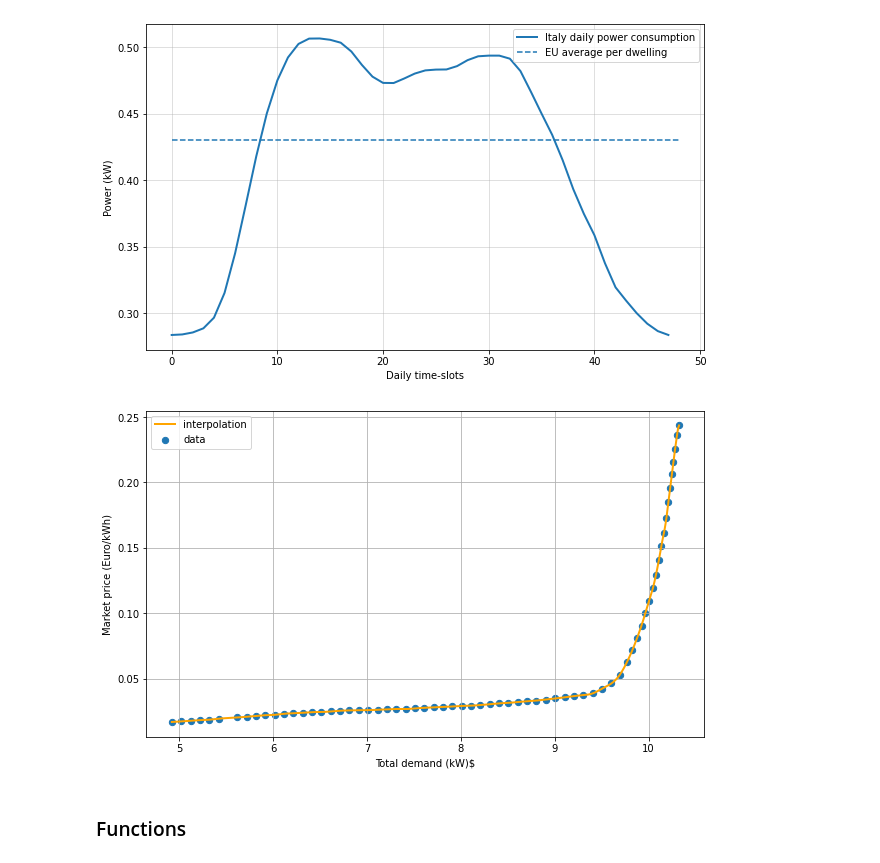
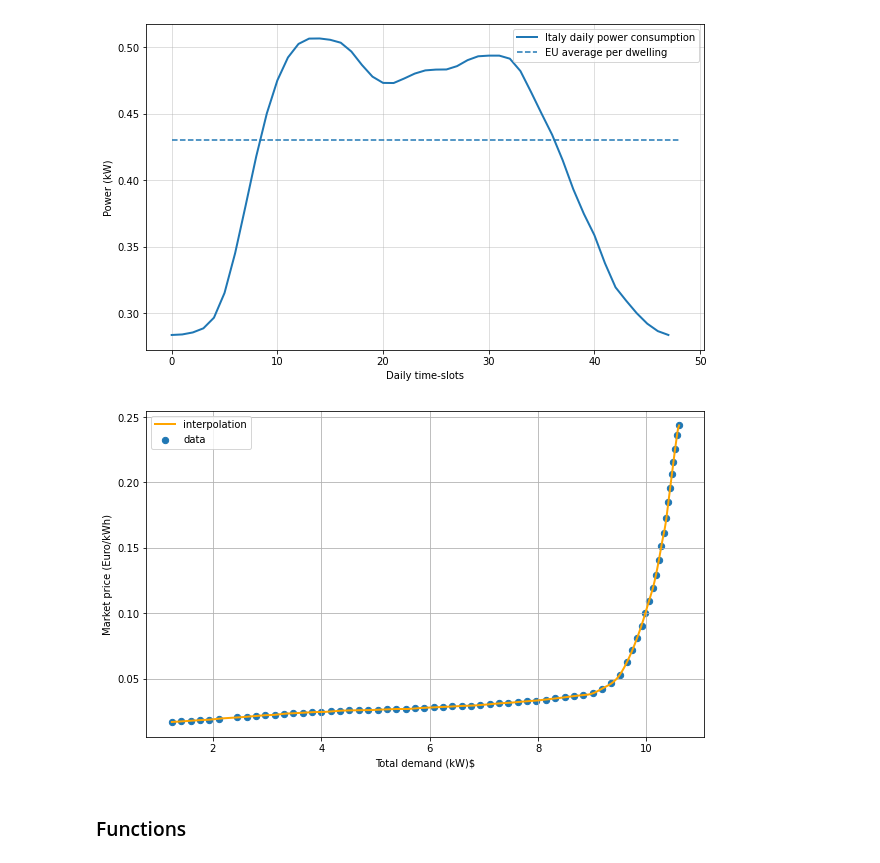
Before and after one commit to rossetl/GT-Smart-Grids, a Jupyter notebook: notebook3.ipynb, the cells around one changed output. Drawn from its saved outputs; the diff is of its cells as text; code cells hidden in the pictures.

```diff
--- a/notebook3.ipynb
+++ b/notebook3.ipynb
@@ -23,22 +23,22 @@ plt.legend()
 # %%
 # Import market price (MW, Euro/MWh)
 from scipy.interpolate import interp1d
 market_price_data = np.loadtxt('data/market_price_UK.csv', delimiter=',')
 
 # rescaling of the total demand to fit the simulation
-tot_demand = market_price_data[:, 0] * 2.6 -1
+tot_demand = market_price_data[:, 0] * 4.5 -9
 
 market_price = interp1d(tot_demand, market_price_data[:, 1] / 1000, kind='cubic')
 x = np.linspace(tot_demand[0], tot_demand[-1], 600)
 plt.figure(figsize=(10,6))
 plt.scatter(tot_demand, market_price_data[:, 1] / 1000, s=40, label='data')
 plt.plot(x, market_price(x), lw=2, label='interpolation', c='orange')
 plt.xlabel(r'Total demand (kW)$')
 plt.ylabel('Market price (Euro/kWh)')
 plt.legend()
 plt.grid()
 # %% [output]
-[figure, old version]
+[figure, new version]
 # %% [markdown]
 ### Functions
 # %%
```
Also changed, not shown: parts of 4 cells of this notebook.
